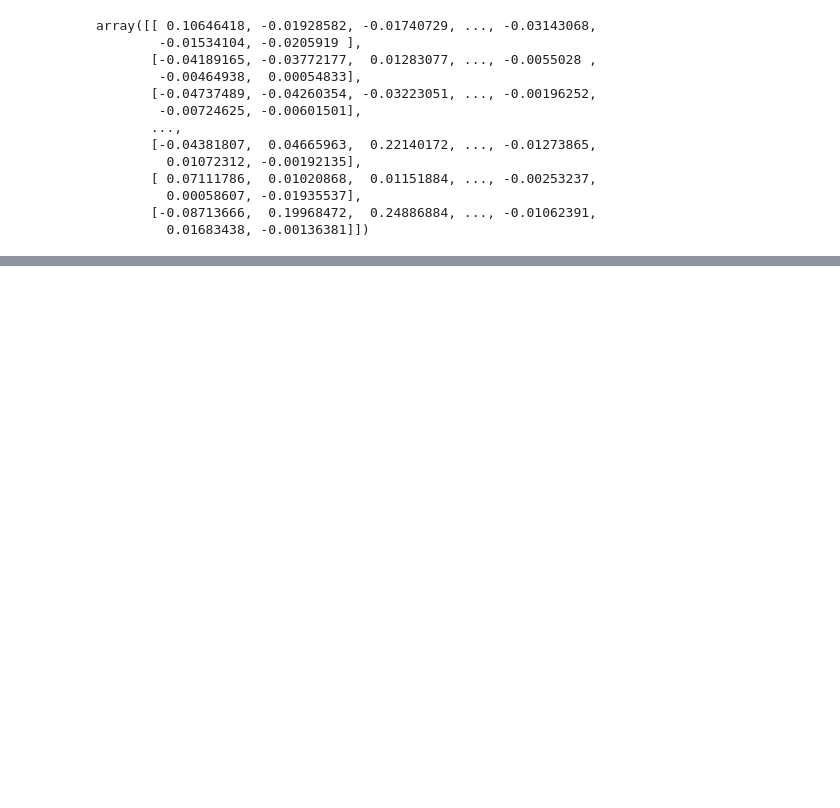
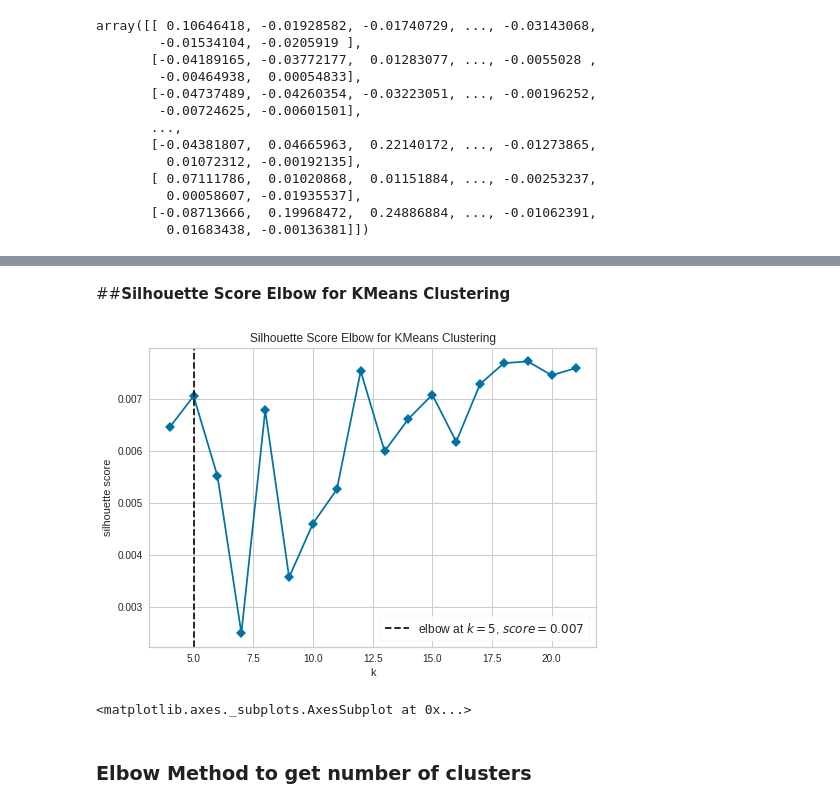
Before and after one commit to Ashfaquesayyed/Netflix-movies-and-TV-shows-clustering, a Jupyter notebook: Netflix_movies_and_TV_shows_clustering.ipynb, the cells around one changed output, grey strips where cells are left out. Cells and saved outputs as stored; diff of their text form; code cells hidden in the pictures; blank space fills up the shorter version.

```diff
--- a/Netflix_movies_and_TV_shows_clustering.ipynb
+++ b/Netflix_movies_and_TV_shows_clustering.ipynb
@@ -783,0 +792,21 @@ array([[ 0.10646418, -0.01928582, -0.01740729, ..., -0.03143068,
+# %% [markdown]
+##**Silhouette Score Elbow for KMeans Clustering**
+# %%
+from sklearn.cluster import KMeans
+
+from yellowbrick.cluster import KElbowVisualizer
+
+
+# Instantiate the clustering model and visualizer
+model = KMeans()
+visualizer = KElbowVisualizer(
+    model, k=(4,22), metric='silhouette', timings=False
+)
+
+visualizer.fit(X)        # Fit the data to the visualizer
+visualizer.show()
+# %% [output]
+[figure, added]
+<matplotlib.axes._subplots.AxesSubplot at 0x...>
+# %% [markdown]
+### **Elbow Method to get number of clusters**
```
Also changed, not shown: parts of 2 cells of this notebook.
